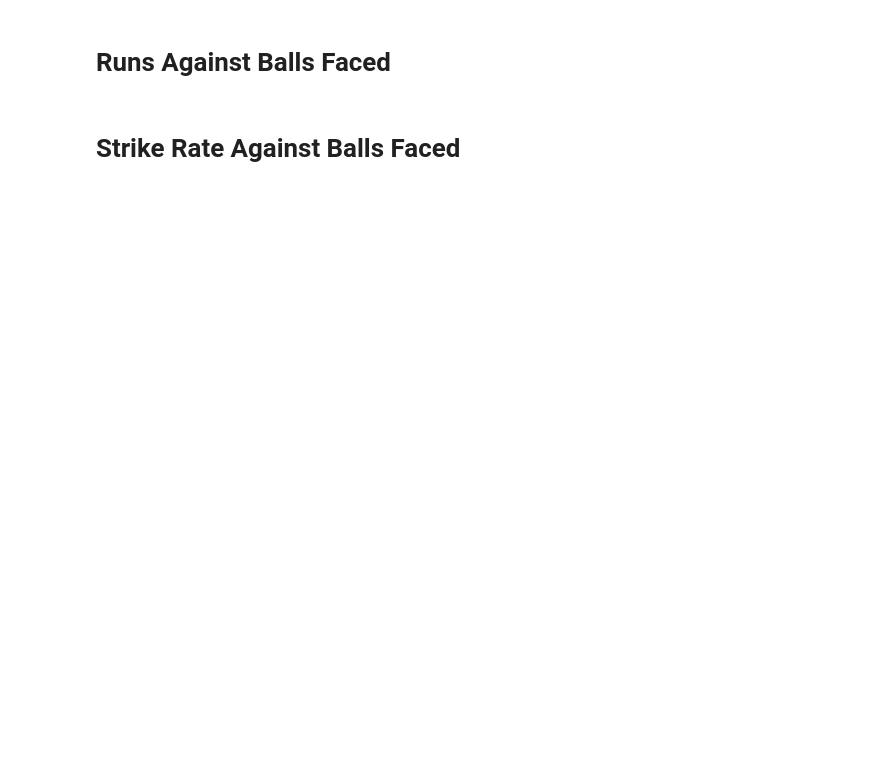
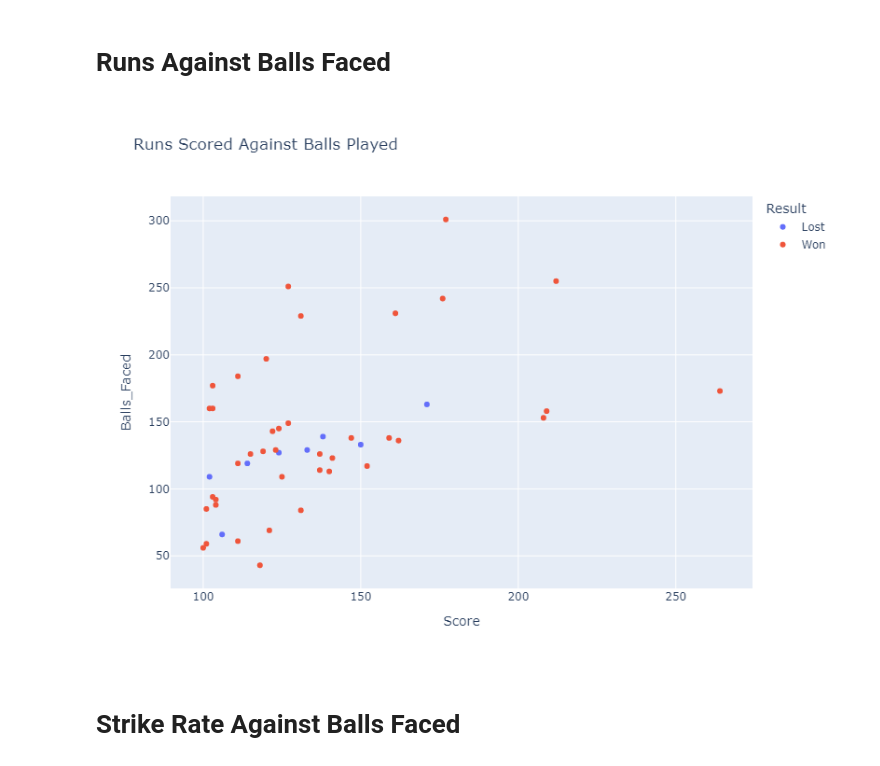
Before and after one commit to jawadwarsi/Kaggle-Notebooks, a Jupyter notebook: RohitSharma_Centuries_EDA/rohit-sharma-centuries-eda.ipynb, the cells around one changed output. Cells and saved outputs as stored; diff of their text form; code cells hidden in the pictures; blank space fills up the shorter version.

```diff
--- a/RohitSharma_Centuries_EDA/rohit-sharma-centuries-eda.ipynb
+++ b/RohitSharma_Centuries_EDA/rohit-sharma-centuries-eda.ipynb
@@ -168,8 +193,16 @@ fig.show()
 # %% [markdown]
 # Runs Against Balls Faced
 # %%
-fig = px.scatter(df,x=df['Score'],y=df['Balls_Faced'] , color=df['Result'],width=800,height=600,title = 'Runs Scored Against Balls Played')
-fig.show()
+fig3 = px.scatter(df,x=df['Score'],y=df['Balls_Faced'] , color=df['Result'],width=800,height=600,title = 'Runs Scored Against Balls Played')
+#fig.show()
+
+#Save the figure as static image to be able to render in github code block
+fig3.write_image("scatter_plot3.png")
+
+#Display the figure inline in the notebook as static image
+Image("scatter_plot3.png")
+# %% [output]
+[figure, added]
 # %% [markdown]
 # Strike Rate Against Balls Faced
 # %%
```
Also changed, not shown: parts of 7 cells of this notebook, 4 other files.
